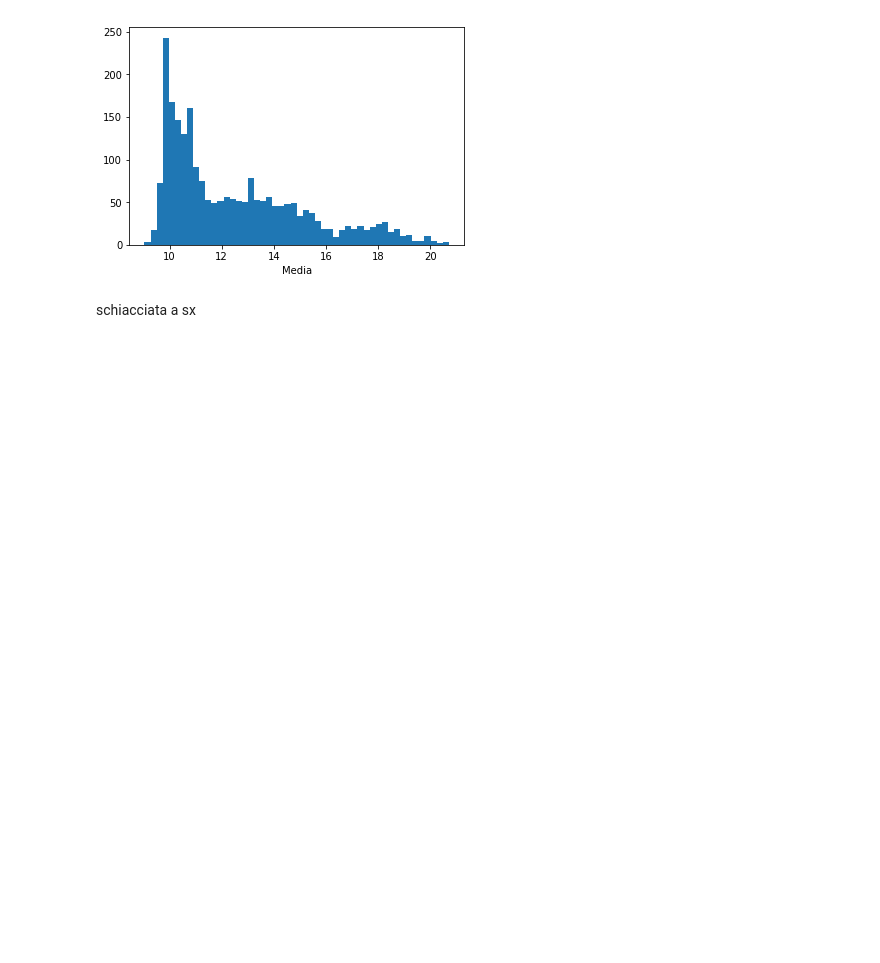
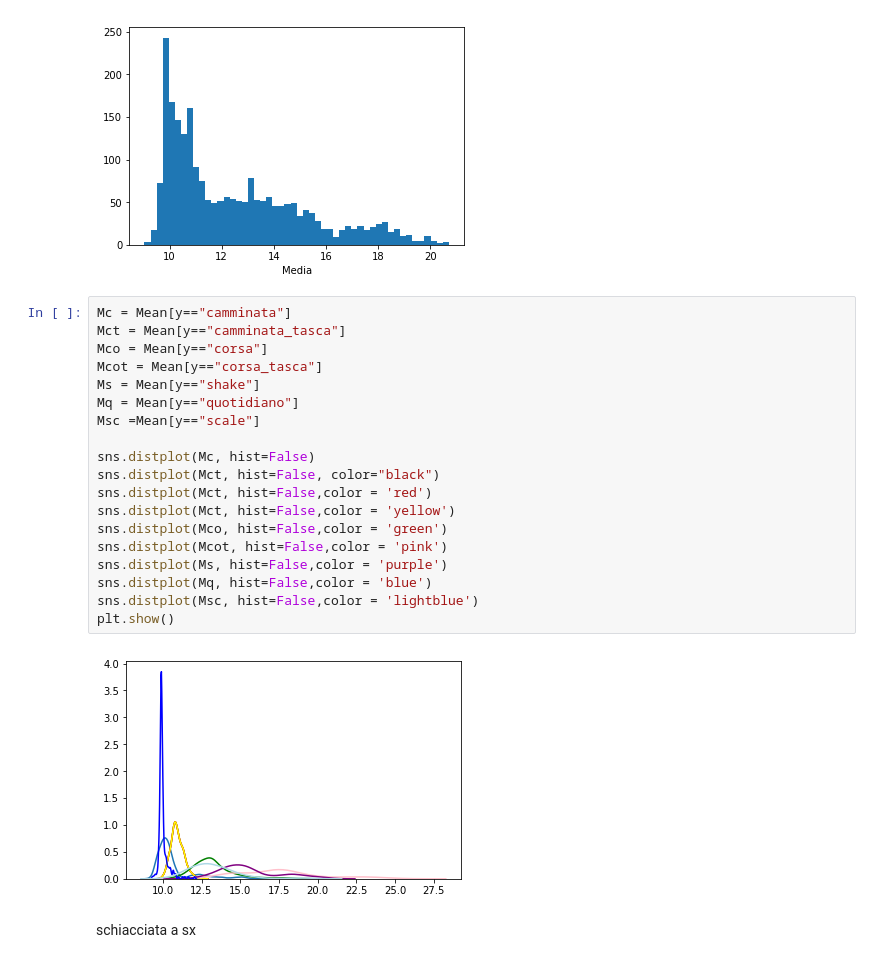
Before and after one commit to DedZago/msbd, a Jupyter notebook: esplorativa_anna.ipynb, the cells around one changed output. Drawn from its saved outputs; the diff is of its cells as text; blank space fills up the shorter version.

```diff
--- a/esplorativa_anna.ipynb
+++ b/esplorativa_anna.ipynb
@@ -321,6 +388,27 @@ plt.xlabel('Media')
 # %% [output]
 Text(0.5, 0, 'Media')
 [figure]
+# %%
+Mc = Mean[y=="camminata"]
+Mct = Mean[y=="camminata_tasca"]
+Mco = Mean[y=="corsa"]
+Mcot = Mean[y=="corsa_tasca"]
+Ms = Mean[y=="shake"]
+Mq = Mean[y=="quotidiano"]
+Msc =Mean[y=="scale"]
+
+sns.distplot(Mc, hist=False)
+sns.distplot(Mct, hist=False, color="black")
+sns.distplot(Mct, hist=False,color = 'red')
+sns.distplot(Mct, hist=False,color = 'yellow')
+sns.distplot(Mco, hist=False,color = 'green')
+sns.distplot(Mcot, hist=False,color = 'pink')
+sns.distplot(Ms, hist=False,color = 'purple')
+sns.distplot(Mq, hist=False,color = 'blue')
+sns.distplot(Msc, hist=False,color = 'lightblue')
+plt.show()
+# %% [output]
+[figure, added]
 # %% [markdown]
 schiacciata a sx
 # %%
```
Also changed, not shown: parts of 22 cells of this notebook, 1 other file.
